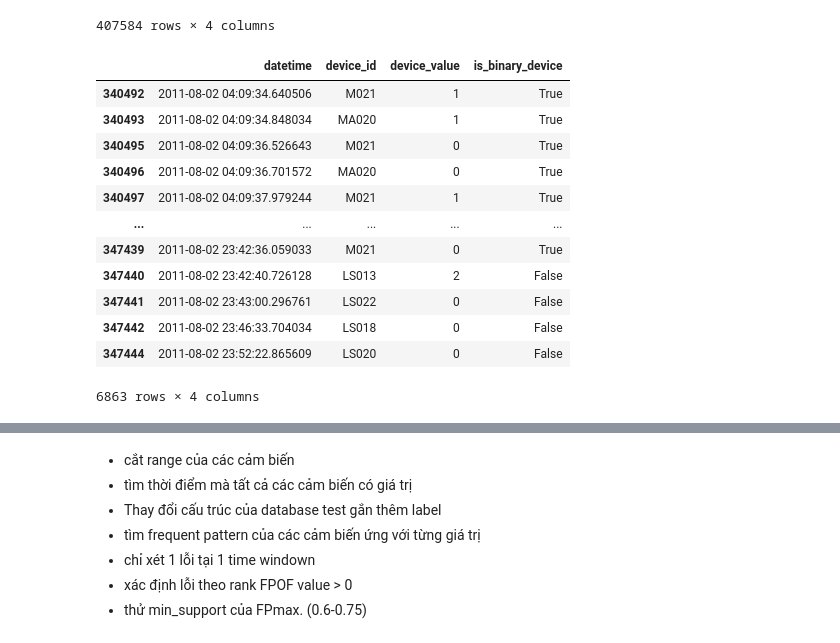
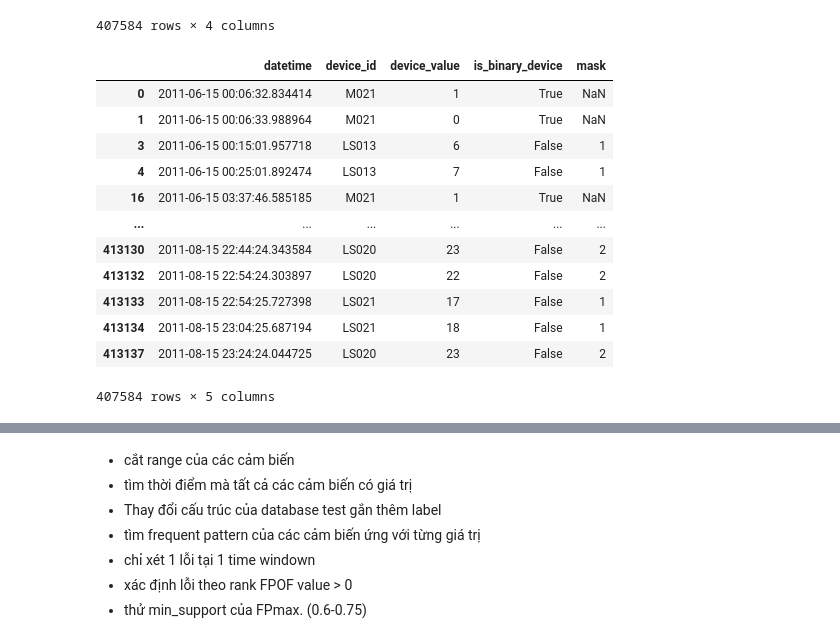
Before and after one commit to ThiinhUET/Fault-Detection-IoT, a Jupyter notebook: FPOF.ipynb, the cells around one changed output, grey strips where cells are left out. Cells and saved outputs as stored; diff of their text form; code cells hidden in the pictures.

```diff
--- a/FPOF.ipynb
+++ b/FPOF.ipynb
@@ -48,3 +45,19 @@ THRESHOLD_CV =0.9
+# %%
+TIME_WINDOW_IN_MINUTES = 1
+THRESHOLD_CV =0.9
+
+# Identifiers starting with "LS" indicate light sensors
+# Identifiers starting with "L" and "LL" indicate light switches
+# Identifiers starting with "T" indicate temperature sensors
+LS = ['LS013', 'LS006', 'LS010', 'LS003', 'LS004', 'LS005', 'LS015', 'LS002', 'LS014', 'LS022', 'LS016', 'LS008', 'LS007', 'LS001', 'LS020', 'LS011', 'LS017', 'LS012', 'LS021', 'LS019', 'LS018', 'LS009', 'LS023']
+LL = ['LL005', 'LL001']
+T = ['T104', 'T105', 'T102', 'T103', 'T101']
+# Identifiers starting with "D" indicate magnetic door sensors
+D = ['D002', 'D005', 'D006', 'D001', 'D003']
+# Identifiers starting with "M" indicate infrared motion sensors
+M = ['M021', 'M019', 'M018', 'M017', 'M012', 'M011', 'M002', 'M001', 'M022', 'M016', 'M015', 'M004', 'M006', 'M005', 'M007', 'M008']
+# Identifiers starting with "MA" indicate wide-area infrared motion sensors
+MA = ['MA020', 'MA013', 'MA014', 'MA010', 'MA003', 'MA009', 'MA023']
 # %%
 import pickle
 from mlxtend.preprocessing import TransactionEncoder
@@ -173,3 +178,23 @@ def data_preprocessing(data):
+# %%
+def get_not_NaN(row):
+  if row['light_sensors']:
+    return row['light_sensors']
+  elif row['temp_sensors']:
+    return row['temp_sensors']
+  elif row['light_switch']:
+    return row['light_switch']
+  return NaN
+
+def discrete_data(data):
+  data['light_sensors'] = pd.cut(data.loc[data['device_id'].isin(LS)]['device_value'],5,labels=['1','2','3','4', '5'])
+  data['temp_sensors'] = pd.cut(data.loc[data['device_id'].isin(T)]['device_value'],5,labels=['1','2','3','4', '5'])
+  data['light_switch'] = pd.cut(data.loc[data['device_id'].isin(LL)]['device_value'],5,labels=['1','2','3','4', '5'])
+  # for index, row in data.iterrows():
+  #   data.loc[index,'mask'] = get_not_NaN(row)
+  # data.assign(mask=np.where(data.light_sensors.notnull(), df.light_sensors, df.B))
+  data['mask'] = np.where(data.light_sensors.notnull(), data.light_sensors,
+         (np.where(data.temp_sensors.notnull(), data.temp_sensors, data.light_switch)))
+  data.drop(['light_sensors', 'temp_sensors', 'light_switch'], axis=1, inplace =True)
 # %%
 filename = '/content/drive/My Drive/DuLieuNhaHH102/ann_format.txt'
 data_raw = pd.read_csv(filename, sep =' ', names = ["date", "time", "device_id", "device_value", "ann"],
@@ -213,19 +238,20 @@ data
 | 413134 | 2011-08-15 23:04:25.687194 | LS021 | 18 | False |
 | 413137 | 2011-08-15 23:24:24.044725 | LS020 | 23 | False |
 407584 rows × 4 columns
-# %%
-data[data['datetime'].astype(str).str.contains("2011-08-02")]
-# %% [output]
-|  | datetime | device_id | device_value | is_binary_device |
-| 340492 | 2011-08-02 04:09:34.640506 | M021 | 1 | True |
-| 340493 | 2011-08-02 04:09:34.848034 | MA020 | 1 | True |
-| 340495 | 2011-08-02 04:09:36.526643 | M021 | 0 | True |
-| 340496 | 2011-08-02 04:09:36.701572 | MA020 | 0 | True |
-| 340497 | 2011-08-02 04:09:37.979244 | M021 | 1 | True |
-| ... | ... | ... | ... | ... |
-| 347439 | 2011-08-02 23:42:36.059033 | M021 | 0 | True |
-| 347440 | 2011-08-02 23:42:40.726128 | LS013 | 2 | False |
-| 347441 | 2011-08-02 23:43:00.296761 | LS022 | 0 | False |
-| 347442 | 2011-08-02 23:46:33.704034 | LS018 | 0 | False |
-| 347444 | 2011-08-02 23:52:22.865609 | LS020 | 0 | False |
-6863 rows × 4 columns
+# %%
+discrete_data(data)
+data
+# %% [output]
+|  | datetime | device_id | device_value | is_binary_device | mask |
+| 0 | 2011-06-15 00:06:32.834414 | M021 | 1 | True | NaN |
+| 1 | 2011-06-15 00:06:33.988964 | M021 | 0 | True | NaN |
+| 3 | 2011-06-15 00:15:01.957718 | LS013 | 6 | False | 1 |
+| 4 | 2011-06-15 00:25:01.892474 | LS013 | 7 | False | 1 |
+| 16 | 2011-06-15 03:37:46.585185 | M021 | 1 | True | NaN |
+| ... | ... | ... | ... | ... | ... |
+| 413130 | 2011-08-15 22:44:24.343584 | LS020 | 23 | False | 2 |
+| 413132 | 2011-08-15 22:54:24.303897 | LS020 | 22 | False | 2 |
+| 413133 | 2011-08-15 22:54:25.727398 | LS021 | 17 | False | 1 |
+| 413134 | 2011-08-15 23:04:25.687194 | LS021 | 18 | False | 1 |
+| 413137 | 2011-08-15 23:24:24.044725 | LS020 | 23 | False | 2 |
+407584 rows × 5 columns
```
Also changed, not shown: parts of 15 cells of this notebook.
